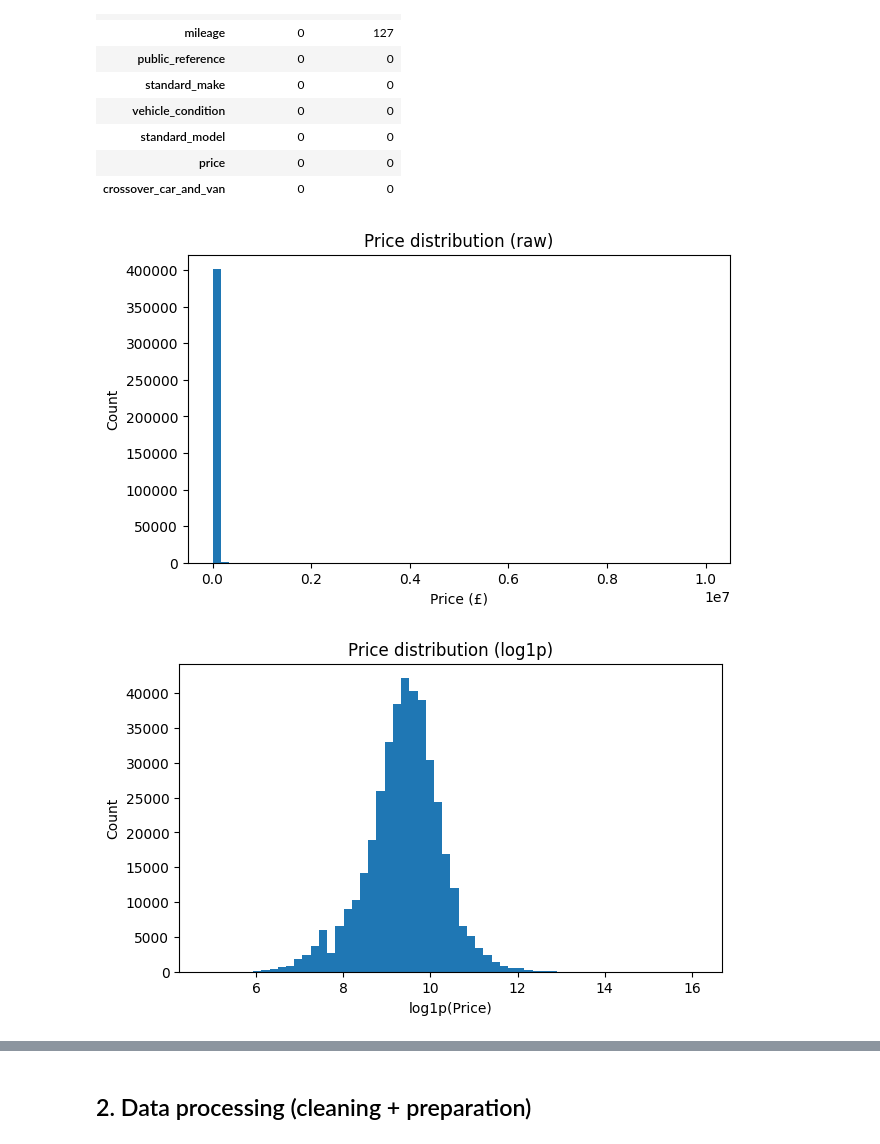
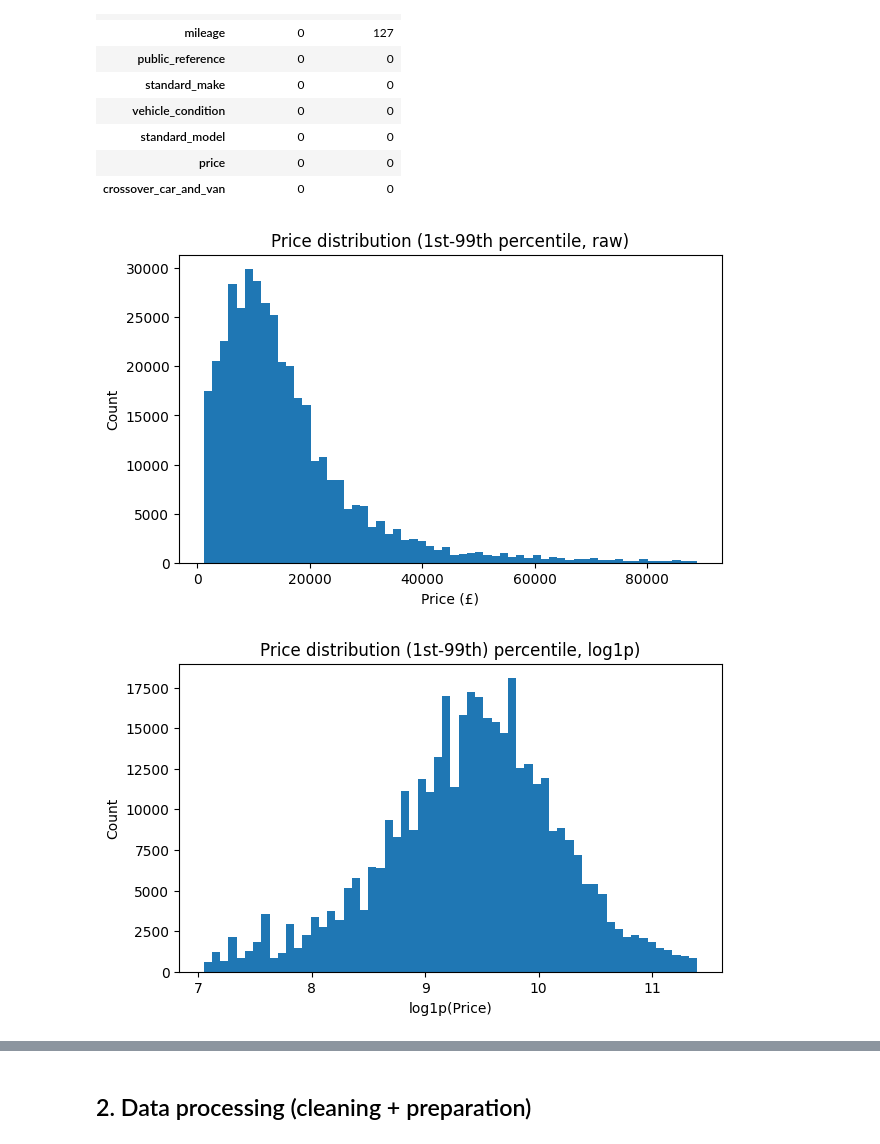
Before and after one commit to akrima-git/MLC, a Jupyter notebook: Autotrader_price_prediction_fixed.ipynb, the cells around one changed output, grey strips where cells are left out. Saved outputs shown, nothing was run; the diff lists cells and outputs as text; code cells hidden in the pictures.

```diff
--- a/Autotrader_price_prediction_fixed.ipynb
+++ b/Autotrader_price_prediction_fixed.ipynb
@@ -113,21 +113,32 @@ missing.head(15)
 | price | 0 | 0 |
 | crossover_car_and_van | 0 | 0 |
 # %%
-# Target distribution (price) and log(price)
+# Drop NaNs once
+prices = adverts["price"].dropna()
+
+lower_bound, upper_bound = 0.01, 0.99
+
+# 25th and 75th percentiles (raw prices)
+p01, p99 = prices.quantile([lower_bound, upper_bound])
+
 plt.figure(figsize=(7,4))
-plt.hist(adverts["price"].dropna(), bins=60)
+plt.hist(prices, bins=60, range=(p01, p99))
 plt.xlabel("Price (£)")
 plt.ylabel("Count")
-plt.title("Price distribution (raw)")
+plt.title("Price distribution (1st-99th percentile, raw)")
 plt.show()
 
+# Log1p prices
+log_prices = np.log1p(prices)
+log_p01, log_p99 = log_prices.quantile([lower_bound, upper_bound])
+
 plt.figure(figsize=(7,4))
-plt.hist(np.log1p(adverts["price"].dropna()), bins=60)
+plt.hist(log_prices, bins=60, range=(log_p01, log_p99))
 plt.xlabel("log1p(Price)")
 plt.ylabel("Count")
-plt.title("Price distribution (log1p)")
+plt.title("Price distribution (1st-99th) percentile, log1p)")
 plt.show()
 # %% [output]
-[figure, old version]
+[figure, new version]
-[figure, old version]
+[figure, new version]
 # %%
```
Also changed, not shown: parts of 2 cells of this notebook.
